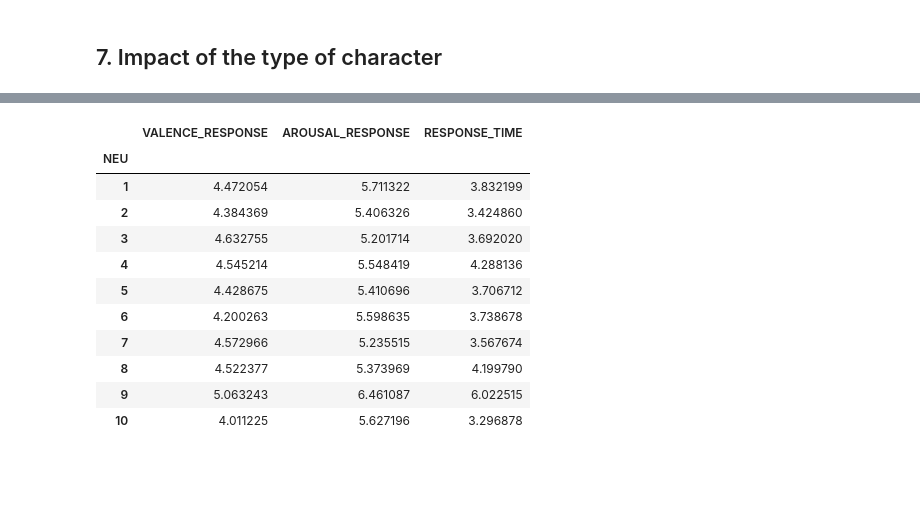
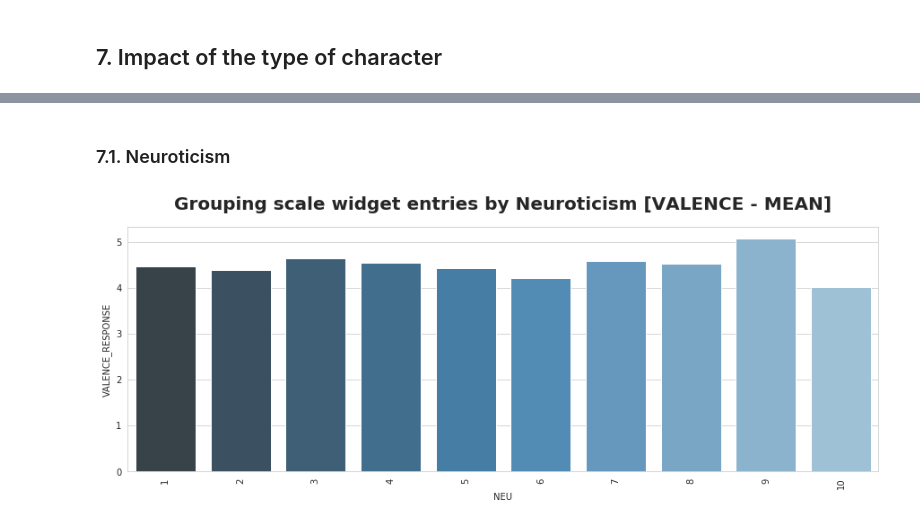
Before and after one commit to SkalskiP/ImaBoss, a Jupyter notebook: ANALYSIS_4.ipynb, the cells around one changed output, grey strips where cells are left out. Saved outputs shown, nothing was run; the diff lists cells and outputs as text; code cells hidden in the pictures; blank space fills up the shorter version.

```diff
--- a/ANALYSIS_4.ipynb
+++ b/ANALYSIS_4.ipynb
@@ -618,15 +677,14 @@ plt.show()
+# %% [markdown]
+### 7.1. Neuroticism
 # %%
-data_space_total[["NEU", "VALENCE_RESPONSE", "AROUSAL_RESPONSE", "RESPONSE_TIME"]].groupby(["NEU"]).mean()
+NEU_means = data_space_total[["NEU", "VALENCE_RESPONSE", "AROUSAL_RESPONSE", "RESPONSE_TIME"]].groupby(["NEU"]).mean().reset_index()
-# %% [output]
-|  | VALENCE_RESPONSE | AROUSAL_RESPONSE | RESPONSE_TIME |
-| NEU |  |  |  |
-| 1 | 4.472054 | 5.711322 | 3.832199 |
-| 2 | 4.384369 | 5.406326 | 3.424860 |
-| 3 | 4.632755 | 5.201714 | 3.692020 |
-| 4 | 4.545214 | 5.548419 | 4.288136 |
-| 5 | 4.428675 | 5.410696 | 3.706712 |
-| 6 | 4.200263 | 5.598635 | 3.738678 |
-| 7 | 4.572966 | 5.235515 | 3.567674 |
-| 8 | 4.522377 | 5.373969 | 4.199790 |
-| 9 | 5.063243 | 6.461087 | 6.022515 |
-| 10 | 4.011225 | 5.627196 | 3.296878 |
+# %%
+plt.figure(figsize=(15,5))
+sns.set_style("whitegrid")
+plt.title('Grouping scale widget entries by Neuroticism [VALENCE - MEAN]', fontsize=20, fontweight='bold', y=1.05,)
+sns.barplot(x="NEU", y="VALENCE_RESPONSE", data=NEU_means, palette="Blues_d");
+locs, labels = plt.xticks()
+plt.setp(labels, rotation=90)
+plt.show()
+# %% [output]
+[figure, added]
```
Also changed, not shown: parts of 25 cells of this notebook.
